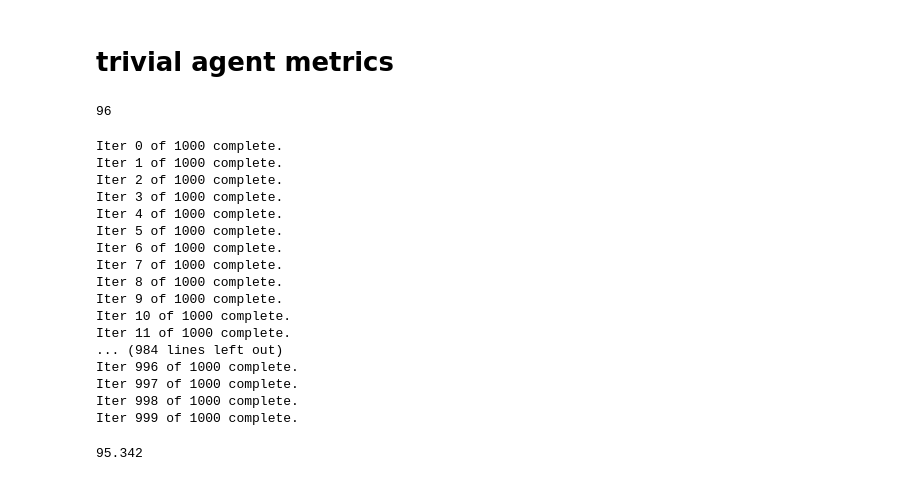
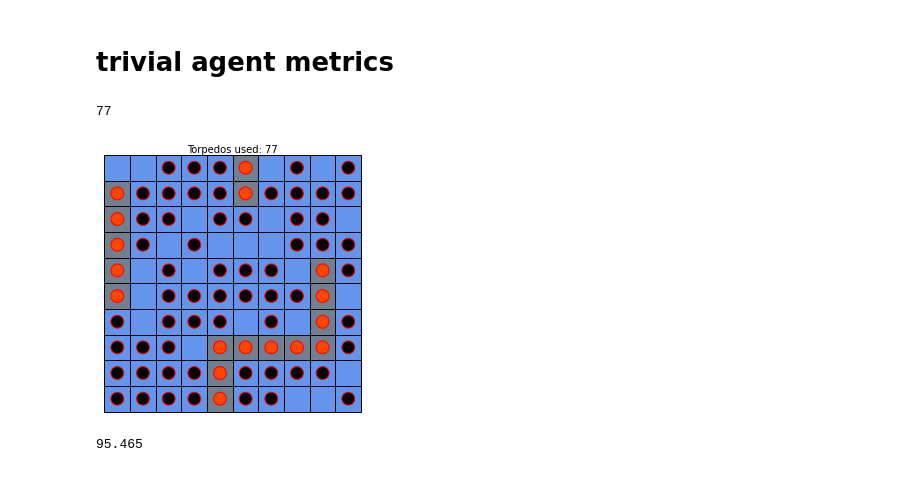
Before and after one commit to rshnn/battleship, a Jupyter notebook: 01-trivial-agent-metrics.ipynb, the cells around one changed output. Drawn from its saved outputs; the diff is of its cells as text; code cells hidden in the pictures.

Commit message:
implements less trivial agent.  updates readme.  some more attempts at RL

```diff
--- a/01-trivial-agent-metrics.ipynb
+++ b/01-trivial-agent-metrics.ipynb
@@ -6,34 +7,9 @@
 from board import Board
 from trivial_agent import TrivialAgent
 # %%
-angt.play_until_completion(debug=False)
+board = Board()
+agent = TrivialAgent(board)
+agent.play_until_completion(debug=False)
 # %% [output]
-96
+77
+[figure, added]
-# %%
-n = 1000
-scores = list()
-
-for i in range(n):
-    board = Board(vis=False, playmode=False)
-    agent = TrivialAgent(board)
-
-    scores.append(agent.play_until_completion())
-    print(f"Iter {i} of {n} complete.")
-# %% [output]
-Iter 0 of 1000 complete.
-Iter 1 of 1000 complete.
-Iter 2 of 1000 complete.
-Iter 3 of 1000 complete.
-Iter 4 of 1000 complete.
-Iter 5 of 1000 complete.
-Iter 6 of 1000 complete.
-Iter 7 of 1000 complete.
-Iter 8 of 1000 complete.
-Iter 9 of 1000 complete.
-Iter 10 of 1000 complete.
-Iter 11 of 1000 complete.
-... (984 lines left out)
-Iter 996 of 1000 complete.
-Iter 997 of 1000 complete.
-Iter 998 of 1000 complete.
-Iter 999 of 1000 complete.
@@ -42,5 +28,5 @@ import matplotlib.pyplot as plt
 # %%
 np.array(scores).mean()
 # %% [output]
-95.342
+95.465
 # %%
```
Also changed, not shown: parts of 4 cells of this notebook, 39 other files.
